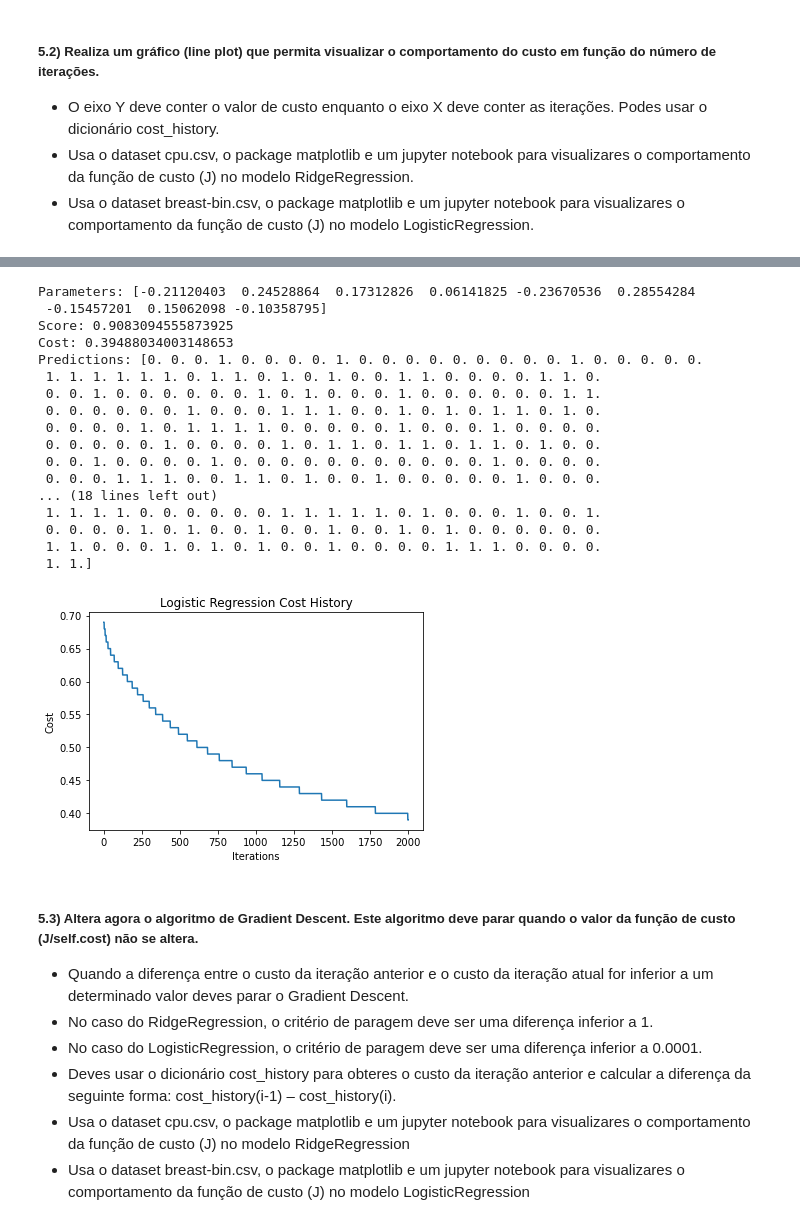
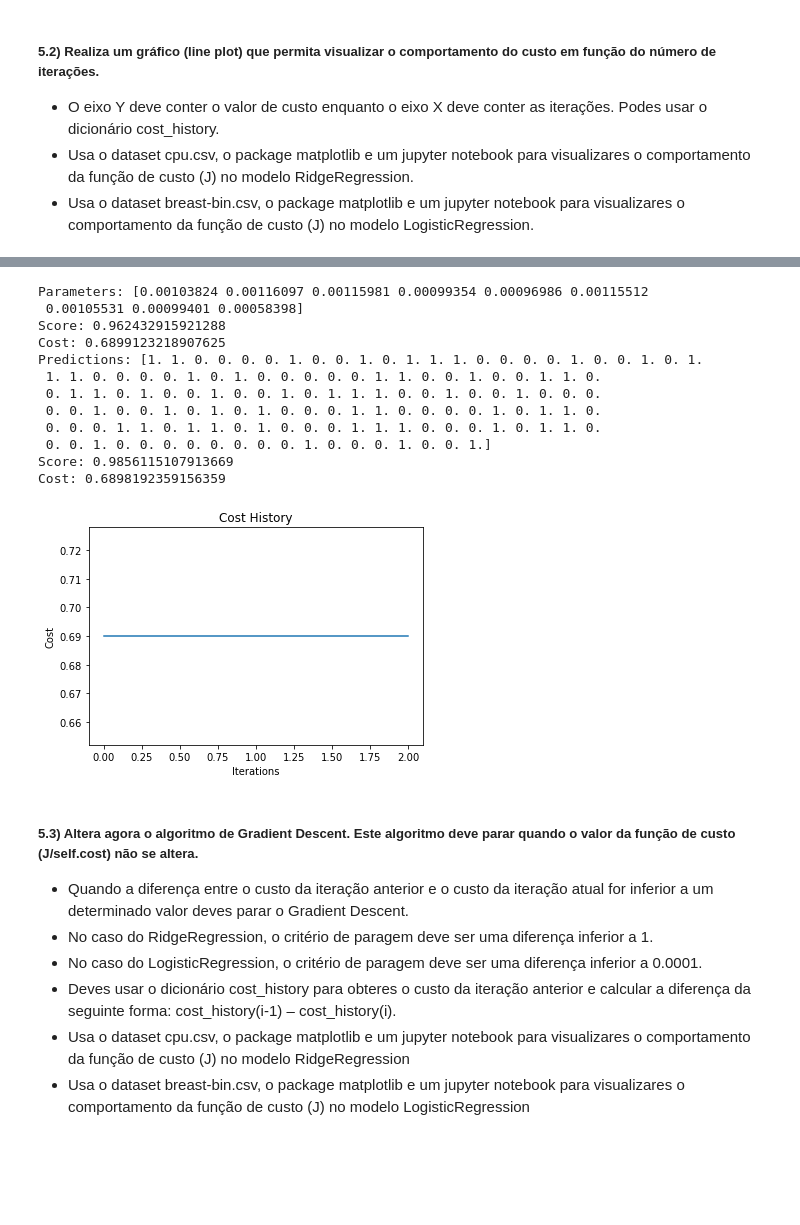
Before and after one commit to mleiras/si, a Jupyter notebook: scripts/Exercicios_Aula5.ipynb, the cells around one changed output, grey strips where cells are left out. Cells and saved outputs as stored; diff of their text form; code cells hidden in the pictures; blank space fills up the shorter version.

```diff
--- a/scripts/Exercicios_Aula5.ipynb
+++ b/scripts/Exercicios_Aula5.ipynb
@@ -78,53 +83,53 @@ plt.show()
 # %%
 breast_bin = read_csv('/home/monica/Documents/2_ano/sistemas/si/datasets/breast-bin.csv', sep=',',features=True, label=True)
 
+breast_bin.X = preprocessing.StandardScaler().fit_transform(breast_bin.X)
+
+breast_bin_train, breast_bin_test = train_test_split(breast_bin)
+
 # fit the model
 model_b = LogisticRegression()
-model_b.fit(breast_bin)
+model_b.fit(breast_bin_train)
 
 # get coefs
 print(f"Parameters: {model_b.theta}")
 
 # compute the score
-score = model_b.score(breast_bin)
+score = model_b.score(breast_bin_train)
 print(f"Score: {score}")
 
 # compute the cost
-cost = model_b.cost(breast_bin)
+cost = model_b.cost(breast_bin_train)
 print(f"Cost: {cost}")
 
 # predict
-y_pred_ = model_b.predict(breast_bin)
+y_pred_ = model_b.predict(breast_bin_test)
 print(f"Predictions: {y_pred_}")
 
-# print(model_b.cost_history)
+# compute the score
+score = model_b.score(breast_bin_test)
+print(f"Score: {score}")
+
+# compute the cost
+cost = model_b.cost(breast_bin_test)
+print(f"Cost: {cost}")
 # %% [output]
-Parameters: [-0.21120403  0.24528864  0.17312826  0.06141825 -0.23670536  0.28554284
- -0.15457201  0.15062098 -0.10358795]
-Score: 0.9083094555873925
-Cost: 0.39488034003148653
-Predictions: [0. 0. 0. 1. 0. 0. 0. 0. 1. 0. 0. 0. 0. 0. 0. 0. 0. 0. 1. 0. 0. 0. 0. 0.
- 1. 1. 1. 1. 1. 1. 0. 1. 1. 0. 1. 0. 1. 0. 0. 1. 1. 0. 0. 0. 0. 1. 1. 0.
- 0. 0. 1. 0. 0. 0. 0. 0. 0. 1. 0. 1. 0. 0. 0. 1. 0. 0. 0. 0. 0. 0. 1. 1.
- 0. 0. 0. 0. 0. 0. 1. 0. 0. 0. 1. 1. 1. 0. 0. 1. 0. 1. 0. 1. 1. 0. 1. 0.
- 0. 0. 0. 0. 1. 0. 1. 1. 1. 1. 0. 0. 0. 0. 0. 1. 0. 0. 0. 1. 0. 0. 0. 0.
- 0. 0. 0. 0. 0. 1. 0. 0. 0. 0. 1. 0. 1. 1. 0. 1. 1. 0. 1. 1. 0. 1. 0. 0.
- 0. 0. 1. 0. 0. 0. 0. 1. 0. 0. 0. 0. 0. 0. 0. 0. 0. 0. 0. 1. 0. 0. 0. 0.
- 0. 0. 0. 1. 1. 1. 0. 0. 1. 1. 0. 1. 0. 0. 1. 0. 0. 0. 0. 0. 1. 0. 0. 0.
-... (18 lines left out)
- 1. 1. 1. 1. 0. 0. 0. 0. 0. 0. 1. 1. 1. 1. 1. 0. 1. 0. 0. 0. 1. 0. 0. 1.
- 0. 0. 0. 0. 1. 0. 1. 0. 0. 1. 0. 0. 1. 0. 0. 1. 0. 1. 0. 0. 0. 0. 0. 0.
- 1. 1. 0. 0. 0. 1. 0. 1. 0. 1. 0. 0. 1. 0. 0. 0. 0. 1. 1. 1. 0. 0. 0. 0.
- 1. 1.]
+Parameters: [0.00103824 0.00116097 0.00115981 0.00099354 0.00096986 0.00115512
+ 0.00105531 0.00099401 0.00058398]
+Score: 0.962432915921288
+Cost: 0.6899123218907625
+Predictions: [1. 1. 0. 0. 0. 0. 1. 0. 0. 1. 0. 1. 1. 1. 0. 0. 0. 0. 1. 0. 0. 1. 0. 1.
+ 1. 1. 0. 0. 0. 0. 1. 0. 1. 0. 0. 0. 0. 0. 1. 1. 0. 0. 1. 0. 0. 1. 1. 0.
+ 0. 1. 1. 0. 1. 0. 0. 1. 0. 0. 1. 0. 1. 1. 1. 0. 0. 1. 0. 0. 1. 0. 0. 0.
+ 0. 0. 1. 0. 0. 1. 0. 1. 0. 1. 0. 0. 0. 1. 1. 0. 0. 0. 0. 1. 0. 1. 1. 0.
+ 0. 0. 0. 1. 1. 0. 1. 1. 0. 1. 0. 0. 0. 1. 1. 1. 0. 0. 0. 1. 0. 1. 1. 0.
+ 0. 0. 1. 0. 0. 0. 0. 0. 0. 0. 0. 1. 0. 0. 0. 1. 0. 0. 1.]
+Score: 0.9856115107913669
+Cost: 0.6898192359156359
-# %%
-plt.plot(model_b.cost_history.values())
-
-plt.title("Logistic Regression Cost History")
-plt.ylabel("Cost")
-plt.xlabel("Iterations")
-plt.show()
-# %% [output]
-[figure, removed]
+# %%
+model_b.cost_plot()
+# %% [output]
+[figure, added]
 # %% [markdown]
 ##### 5.3) Altera agora o algoritmo de Gradient Descent. Este algoritmo deve parar quando o valor da função de custo (J/self.cost) não se altera.
 
```
Also changed, not shown: parts of 9 cells of this notebook, 2 other files.
